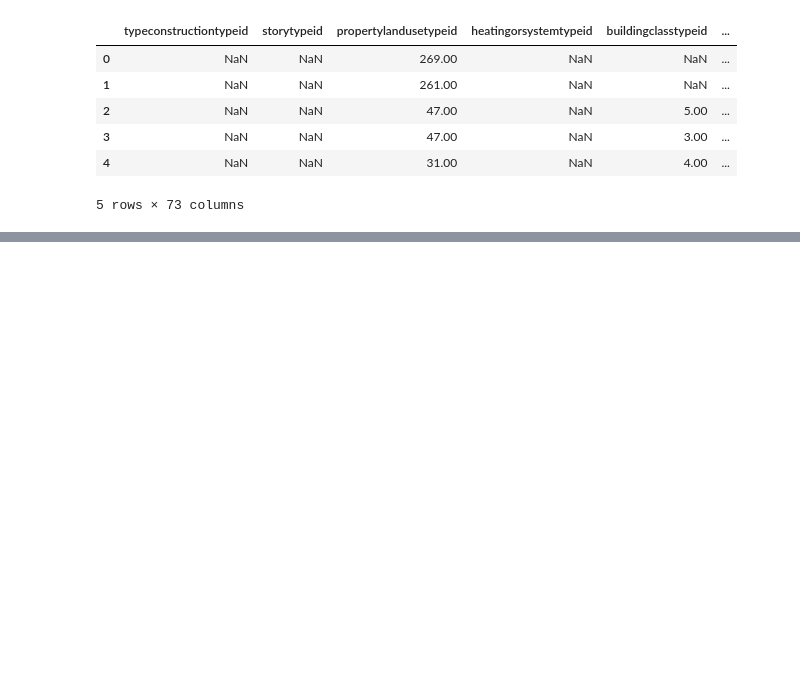
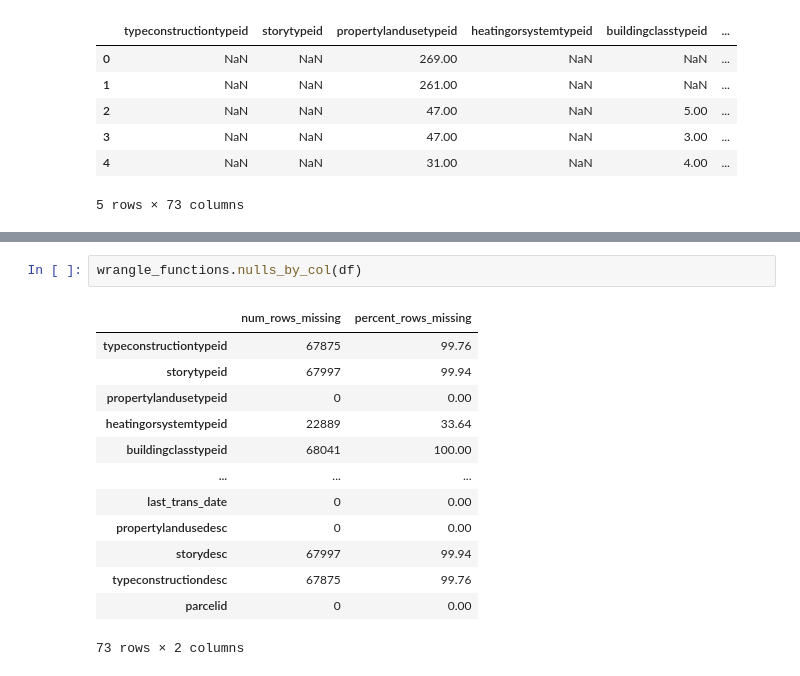
Before and after one commit to SLawsonWoods/clustering_zillow, a Jupyter notebook: drafting_notebook.ipynb, the cells around one changed output, grey strips where cells are left out. Drawn from its saved outputs; the diff is of its cells as text; blank space fills up the shorter version.

```diff
--- a/drafting_notebook.ipynb
+++ b/drafting_notebook.ipynb
@@ -71,0 +134,16 @@ df.head()
+# %%
+wrangle_functions.nulls_by_col(df)
+# %% [output]
+|  | num_rows_missing | percent_rows_missing |
+| typeconstructiontypeid | 67875 | 99.76 |
+| storytypeid | 67997 | 99.94 |
+| propertylandusetypeid | 0 | 0.00 |
+| heatingorsystemtypeid | 22889 | 33.64 |
+| buildingclasstypeid | 68041 | 100.00 |
+| ... | ... | ... |
+| last_trans_date | 0 | 0.00 |
+| propertylandusedesc | 0 | 0.00 |
+| storydesc | 67997 | 99.94 |
+| typeconstructiondesc | 67875 | 99.76 |
+| parcelid | 0 | 0.00 |
+73 rows × 2 columns
```
Also changed, not shown: parts of 7 cells of this notebook.
